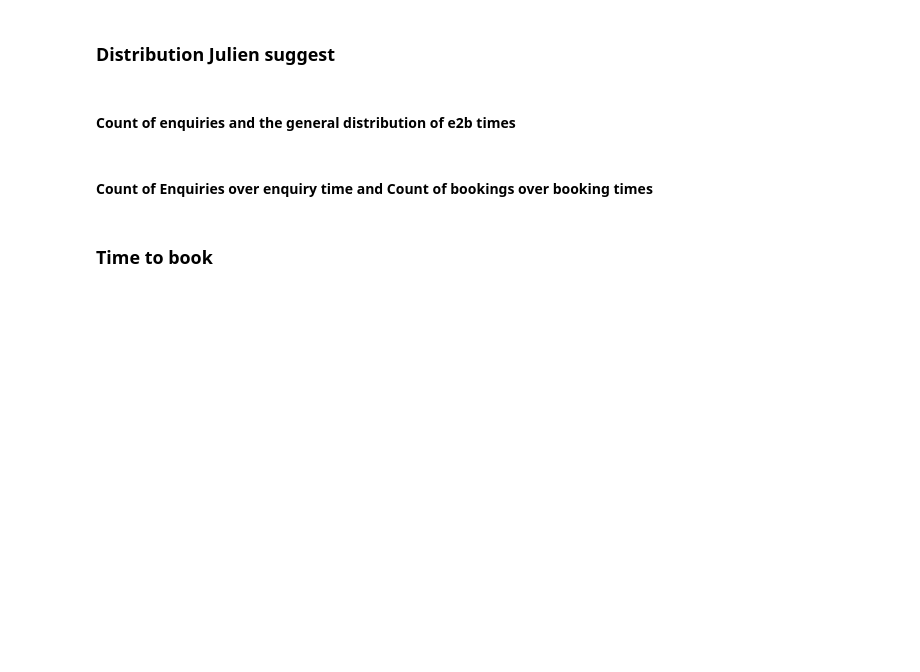
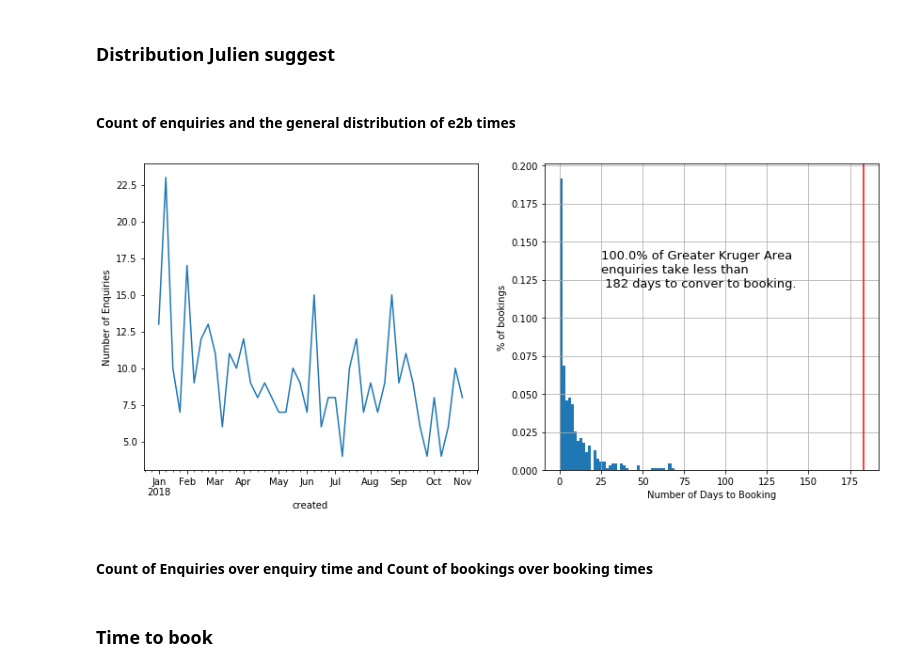
Before and after one commit to akin-aroge/market_forecast, a Jupyter notebook: src/Untitled.ipynb, the cells around one changed output. Saved outputs shown, nothing was run; the diff lists cells and outputs as text; code cells hidden in the pictures; blank space fills up the shorter version.

```diff
--- a/src/Untitled.ipynb
+++ b/src/Untitled.ipynb
@@ -97,26 +97,29 @@ plt.legend(countries);
 # %%
 def plot_num_of_enq(destination, bound, data):
     data = data[data.DESTINATION == destination]
 
     fig, ax = plt.subplots(1, 2)
     fig.set_size_inches(14, 6)
     data['dummy'].resample('w').sum().plot(ax=ax[0])
     #data['enq_to_book_days'].resample('w').sum().plot(ax=ax[1])
     data['enq_to_book_days'][data.enq_to_book_days < 70].hist(bins=40, density=True, ax=ax[1])
     #data['enq_to_book_days'][data.enq_to_book_days < 50].plot.kde()
 
     ax0 = ax[0]; ax0.set(ylabel='Number of Enquiries')
     ax1 = ax[1]; ax1.set(xlabel='Number of Days to Booking', ylabel='% of bookings')
 
     q = data['enq_to_book_days'].quantile(q=bound)
+    ax1.axvline(x=q, color='r')
     ax1.text(25, 0.12, str(bound*100)+'% of ' + str(destination)+ ' \nenquiries take less than\n '\
              +str(int(q)) + ' days to conver to booking.', fontsize=13)
 
 from ipywidgets import interact, interactive, fixed
 import ipywidgets as widgets
 
 interact(plot_num_of_enq, data=fixed(dt_countries),bound=widgets.FloatSlider(min=0,max=1,step=0.1,value=10),
          destination=dt_countries.DESTINATION.value_counts()[:7].index.tolist());
+# %% [output]
+[figure, added]
 # %%
 def plot_num_of_enq(destination, data):
     data = data[data.DESTINATION == destination]
```
